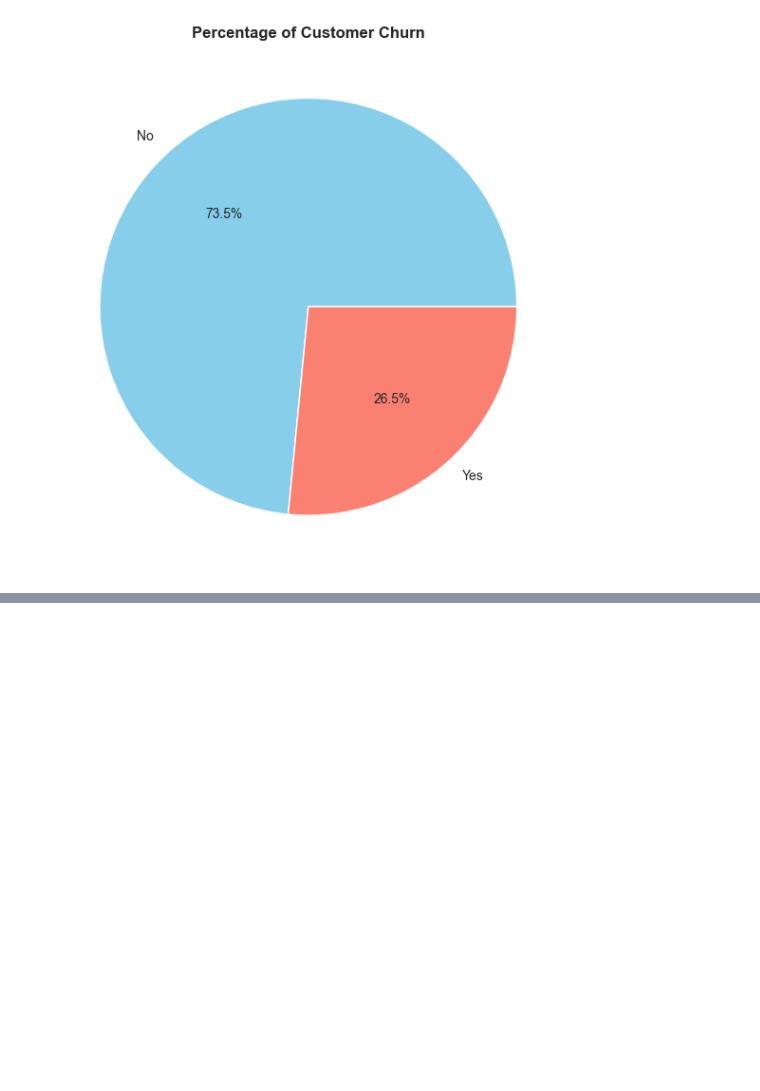
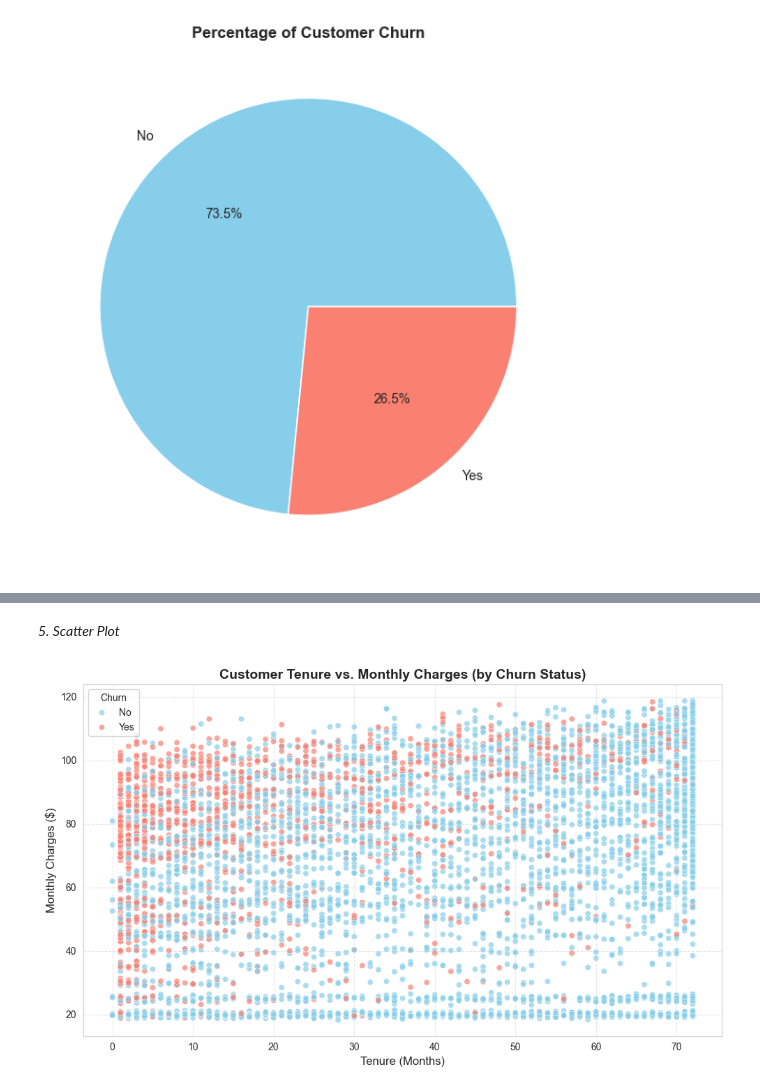
Before and after one commit to readulislamtamim/practice-customer-churn-project, a Jupyter notebook: notebooks/02_eda_viz.ipynb, the cells around one changed output, grey strips where cells are left out. Drawn from its saved outputs; the diff is of its cells as text; code cells hidden in the pictures; blank space fills up the shorter version.

```diff
--- a/notebooks/02_eda_viz.ipynb
+++ b/notebooks/02_eda_viz.ipynb
@@ -111,0 +141,21 @@ plt.show()
+# %% [markdown]
+*5. Scatter Plot*
+# %%
+sns.scatterplot(data = df,
+                x = "tenure",
+                y = "MonthlyCharges",
+                hue="Churn",
+                palette=["skyblue", "salmon"],
+                alpha = .7)
+
+plt.title('Customer Tenure vs. Monthly Charges (by Churn Status)', fontweight='bold', fontsize=14)
+plt.xlabel('Tenure (Months)', fontsize=12)
+plt.ylabel('Monthly Charges ($)', fontsize=12)
+plt.grid(True, linestyle='--', alpha=0.5)
+
+
+plt.tight_layout()
+plt.savefig(os.path.join("outputs", "visualization", "tenure_vs_charges_churn.png"))
+plt.show()
+# %% [output]
+[figure, added]
```
Also changed, not shown: parts of 11 cells of this notebook, 4 other files.
